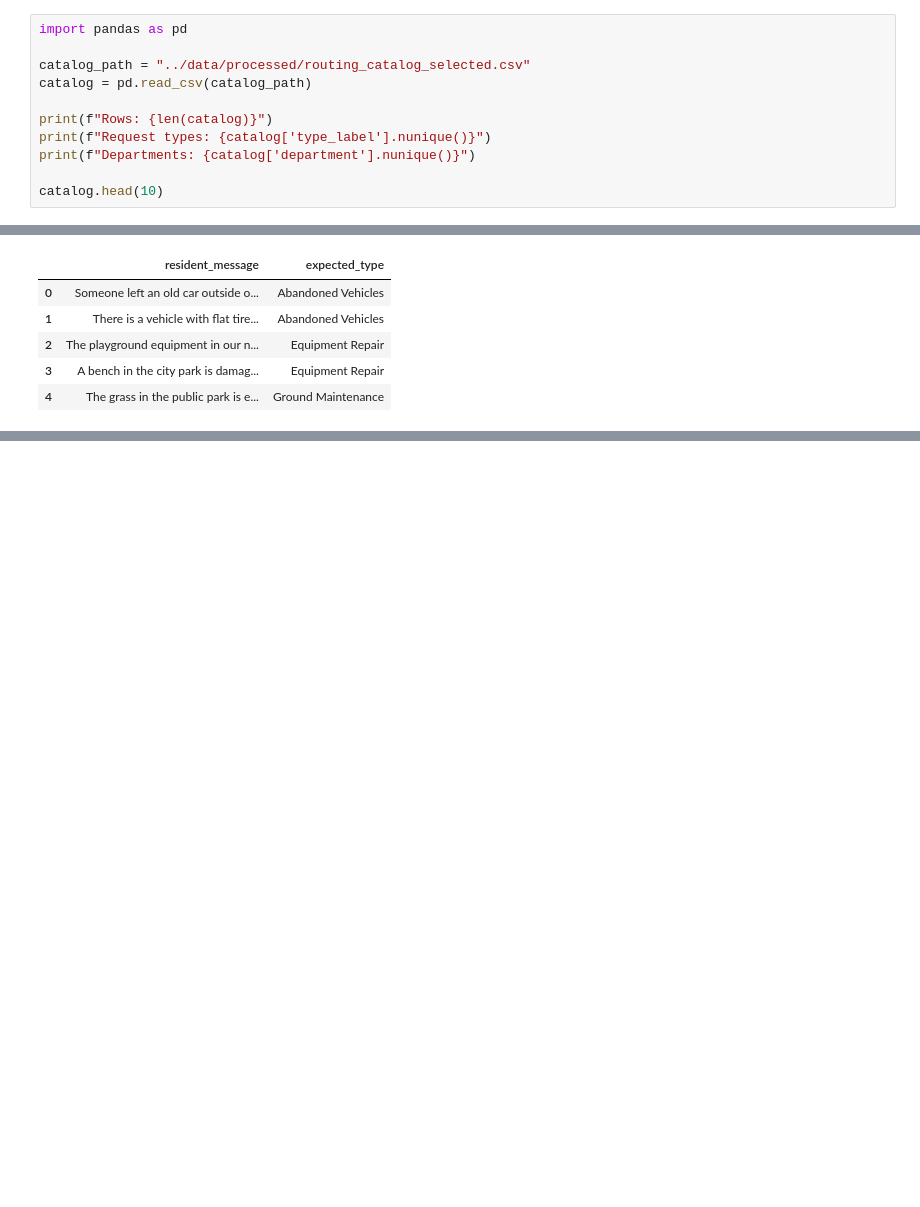
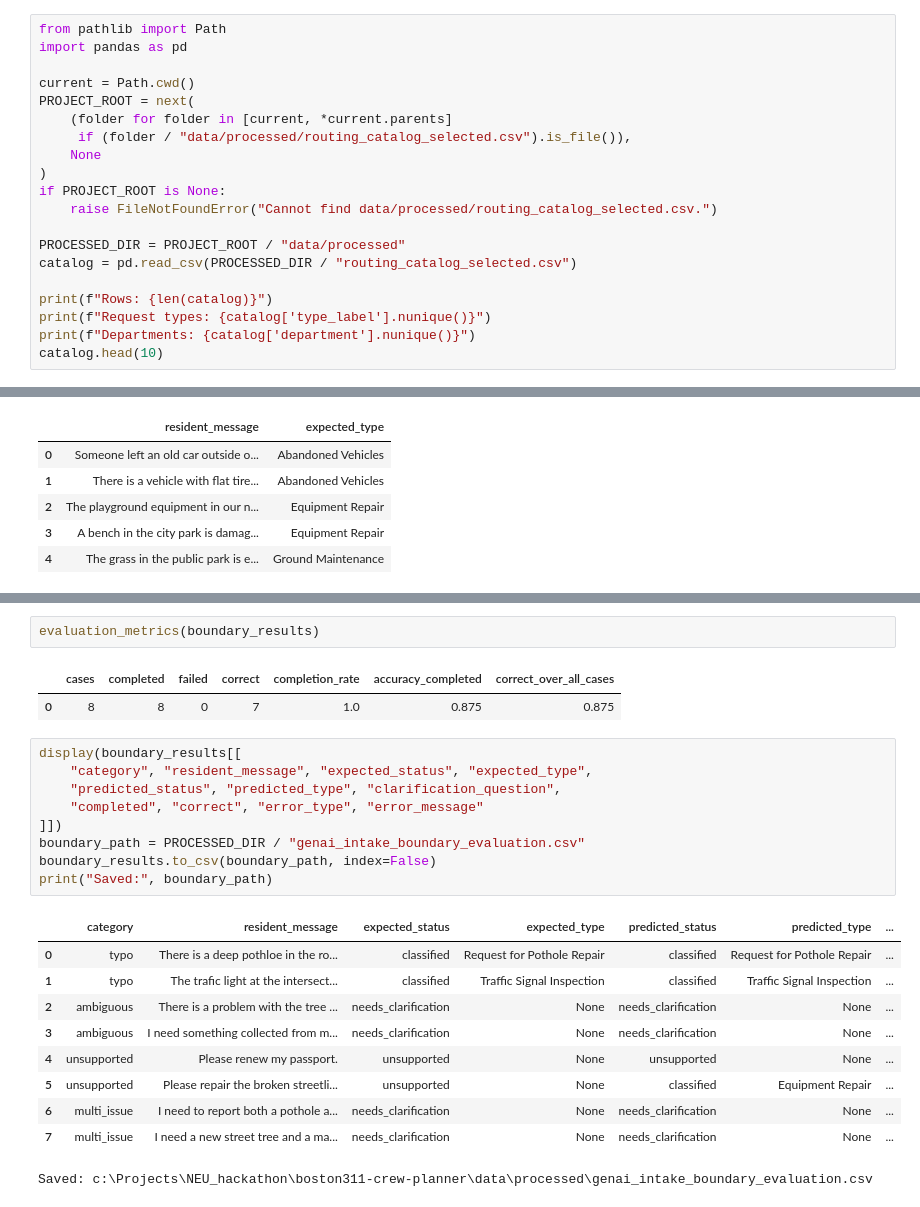
Before and after one commit to nithyaak7/boston311-crew-planner, a Jupyter notebook: notebooks/04_genai_intake.ipynb, the cells around one changed output, grey strips where cells are left out. Cells and saved outputs as stored; diff of their text form; blank space fills up the shorter version.

Commit message:
Checkpoint intake evaluation before configuration update

```diff
--- a/notebooks/04_genai_intake.ipynb
+++ b/notebooks/04_genai_intake.ipynb
@@ -23,13 +27,22 @@ The saved catalog contains 467 rows, 16 request types, and four departments. Lab
 # %%
+from pathlib import Path
 import pandas as pd
 
-catalog_path = "../data/processed/routing_catalog_selected.csv"
-catalog = pd.read_csv(catalog_path)
+current = Path.cwd()
+PROJECT_ROOT = next(
+    (folder for folder in [current, *current.parents]
+     if (folder / "data/processed/routing_catalog_selected.csv").is_file()),
+    None
+)
+if PROJECT_ROOT is None:
+    raise FileNotFoundError("Cannot find data/processed/routing_catalog_selected.csv.")
+
+PROCESSED_DIR = PROJECT_ROOT / "data/processed"
+catalog = pd.read_csv(PROCESSED_DIR / "routing_catalog_selected.csv")
 
 print(f"Rows: {len(catalog)}")
 print(f"Request types: {catalog['type_label'].nunique()}")
 print(f"Departments: {catalog['department'].nunique()}")
-
 catalog.head(10)
 # %% [output]
 Rows: 467
@@ -545,2 +663,27 @@ Saved evaluation results to: ../data/processed/genai_intake_evaluation.csv
+# %%
+evaluation_metrics(boundary_results)
+# %% [output]
+|  | cases | completed | failed | correct | completion_rate | accuracy_completed | correct_over_all_cases |
+| 0 | 8 | 8 | 0 | 7 | 1.0 | 0.875 | 0.875 |
+# %%
+display(boundary_results[[
+    "category", "resident_message", "expected_status", "expected_type",
+    "predicted_status", "predicted_type", "clarification_question",
+    "completed", "correct", "error_type", "error_message"
+]])
+boundary_path = PROCESSED_DIR / "genai_intake_boundary_evaluation.csv"
+boundary_results.to_csv(boundary_path, index=False)
+print("Saved:", boundary_path)
+# %% [output]
+|  | category | resident_message | expected_status | expected_type | predicted_status | predicted_type | ... |
+| 0 | typo | There is a deep pothloe in the ro... | classified | Request for Pothole Repair | classified | Request for Pothole Repair | ... |
+| 1 | typo | The trafic light at the intersect... | classified | Traffic Signal Inspection | classified | Traffic Signal Inspection | ... |
+| 2 | ambiguous | There is a problem with the tree ... | needs_clarification | None | needs_clarification | None | ... |
+| 3 | ambiguous | I need something collected from m... | needs_clarification | None | needs_clarification | None | ... |
+| 4 | unsupported | Please renew my passport. | unsupported | None | unsupported | None | ... |
+| 5 | unsupported | Please repair the broken streetli... | unsupported | None | classified | Equipment Repair | ... |
+| 6 | multi_issue | I need to report both a pothole a... | needs_clarification | None | needs_clarification | None | ... |
+| 7 | multi_issue | I need a new street tree and a ma... | needs_clarification | None | needs_clarification | None | ... |
+Saved: c:\Projects\NEU_hackathon\boston311-crew-planner\data\processed\genai_intake_boundary_evaluation.csv
 # %% [markdown]
 ## 6. Limitations and next steps
```
Also changed, not shown: parts of 25 cells of this notebook, 2 other files.
